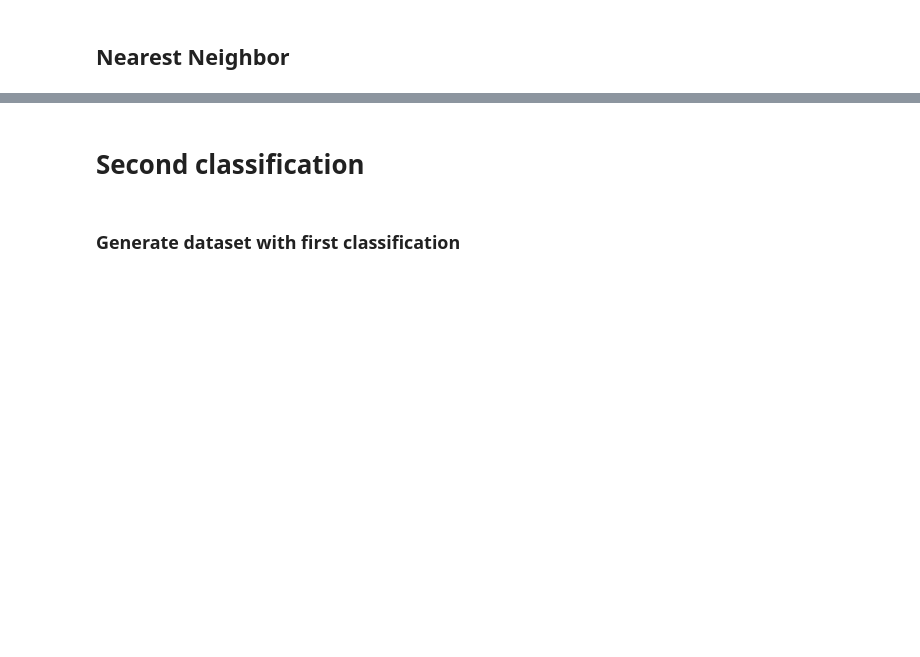
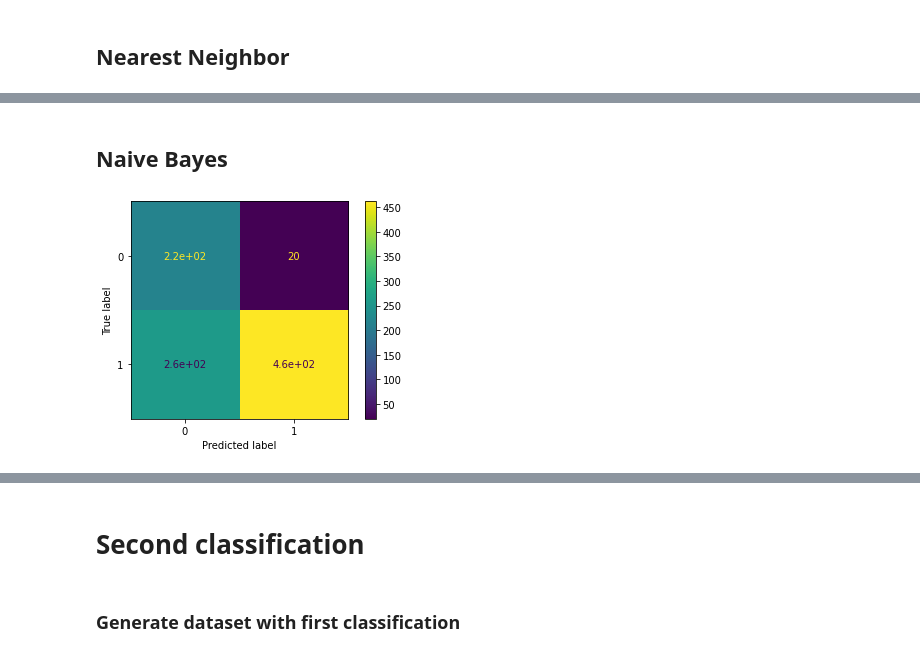
Before and after one commit to Luca-Blum/Advanced_Machine_Learning, a Jupyter notebook: task2/Jannik_classification2.ipynb, the cells around one changed output, grey strips where cells are left out. Saved outputs shown, nothing was run; the diff lists cells and outputs as text; code cells hidden in the pictures; blank space fills up the shorter version.

```diff
--- a/task2/Jannik_classification2.ipynb
+++ b/task2/Jannik_classification2.ipynb
@@ -122,0 +130,11 @@ plt.show()
+# %% [markdown]
+## Naive Bayes
+# %%
+from sklearn.naive_bayes import GaussianNB
+
+gauss = GaussianNB(priors=[1/4,3/4])
+gauss.fit(X_train, y_train)
+plot_confusion_matrix(gauss, X_val, y_val)
+plt.show()
+# %% [output]
+[figure, added]
```
Also changed, not shown: parts of 6 cells of this notebook.
